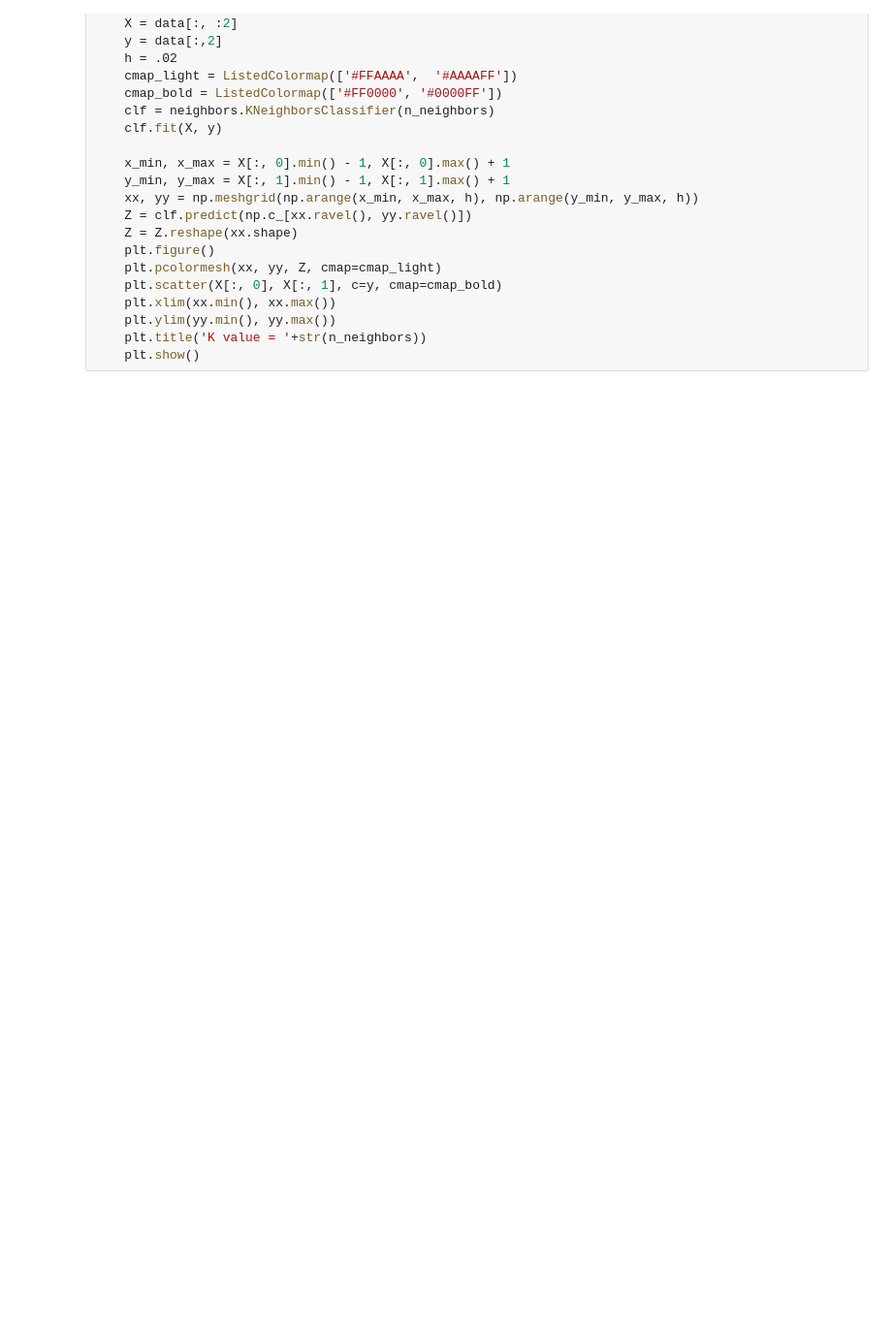
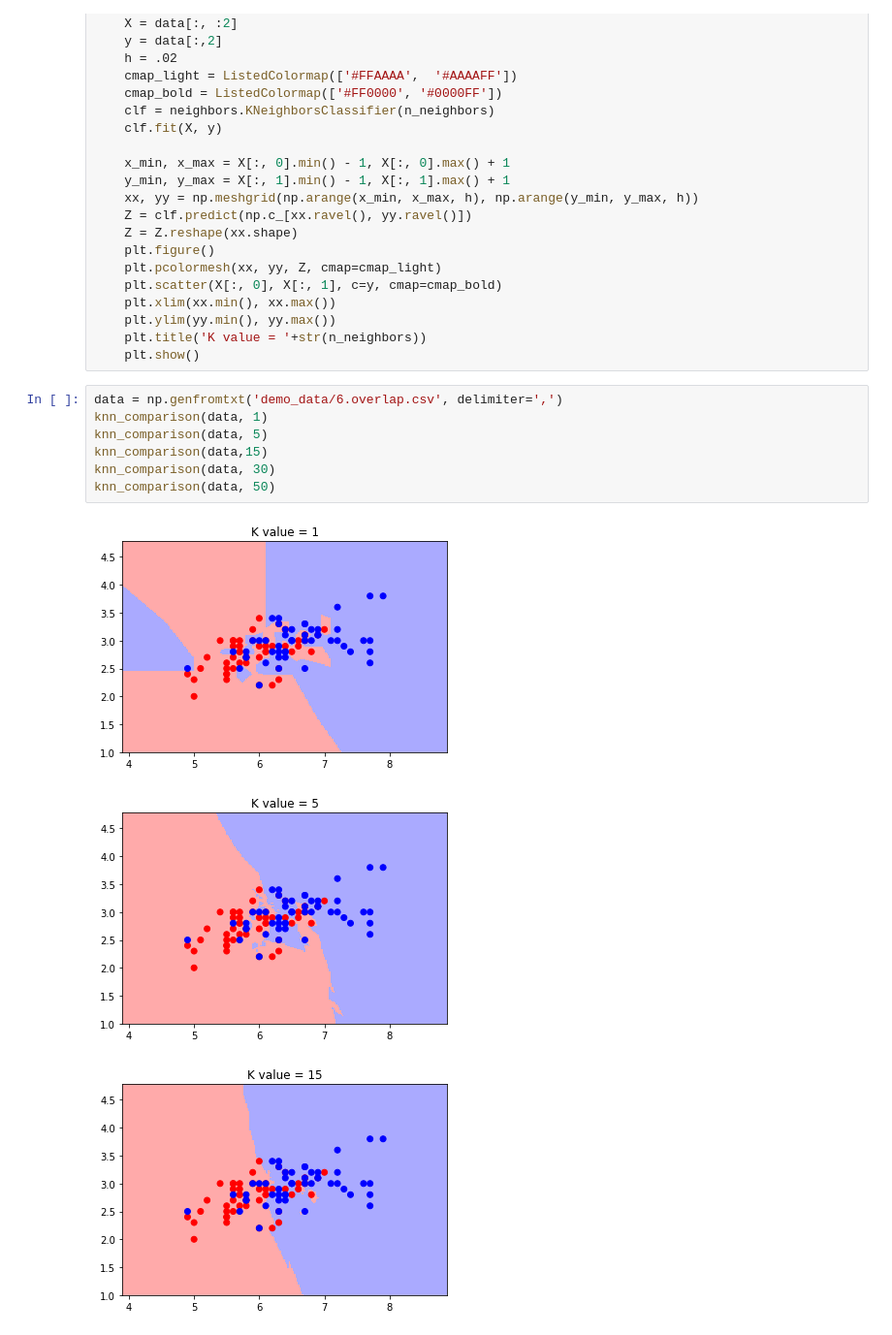
Before and after one commit to rj7shakya/machinelearning, a Jupyter notebook: 4 knn/knn.ipynb, the cells around one changed output. Shown: that part at 97% size. Cells and saved outputs as stored; diff of their text form; blank space fills up the shorter version.

```diff
--- a/4 knn/knn.ipynb
+++ b/4 knn/knn.ipynb
@@ -35,3 +35,14 @@ def knn_comparison(data, n_neighbors = 15):
     plt.ylim(yy.min(), yy.max())
     plt.title('K value = '+str(n_neighbors))
     plt.show()
+# %%
+data = np.genfromtxt('demo_data/6.overlap.csv', delimiter=',')
+knn_comparison(data, 1)
+knn_comparison(data, 5)
+knn_comparison(data,15)
+knn_comparison(data, 30)
+knn_comparison(data, 50)
+# %% [output]
+[figure, added]
+[figure, added]
+[figure, added]
```
Also changed, not shown: parts of 13 cells of this notebook, 10 other files.
